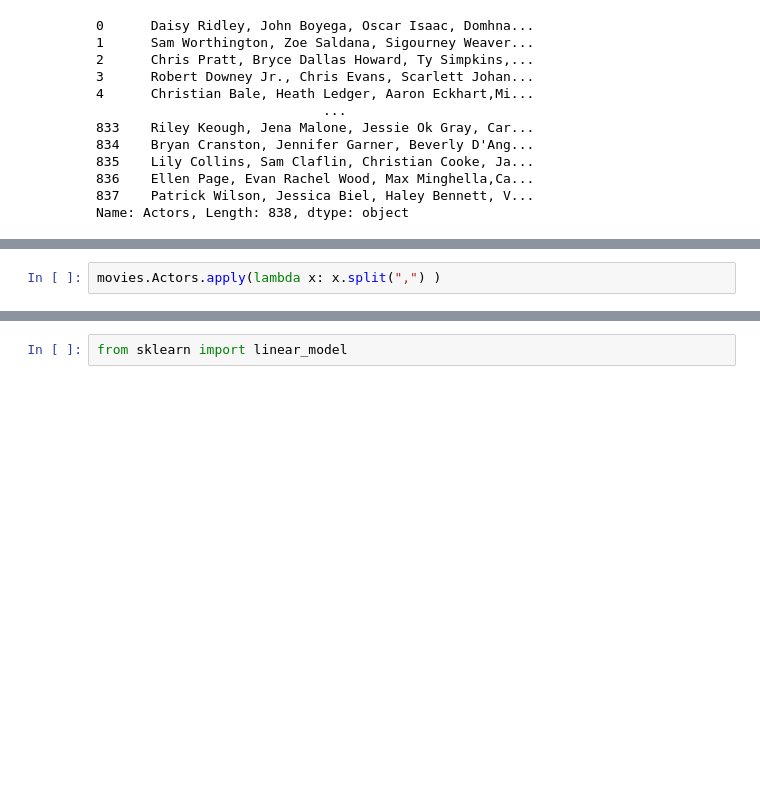
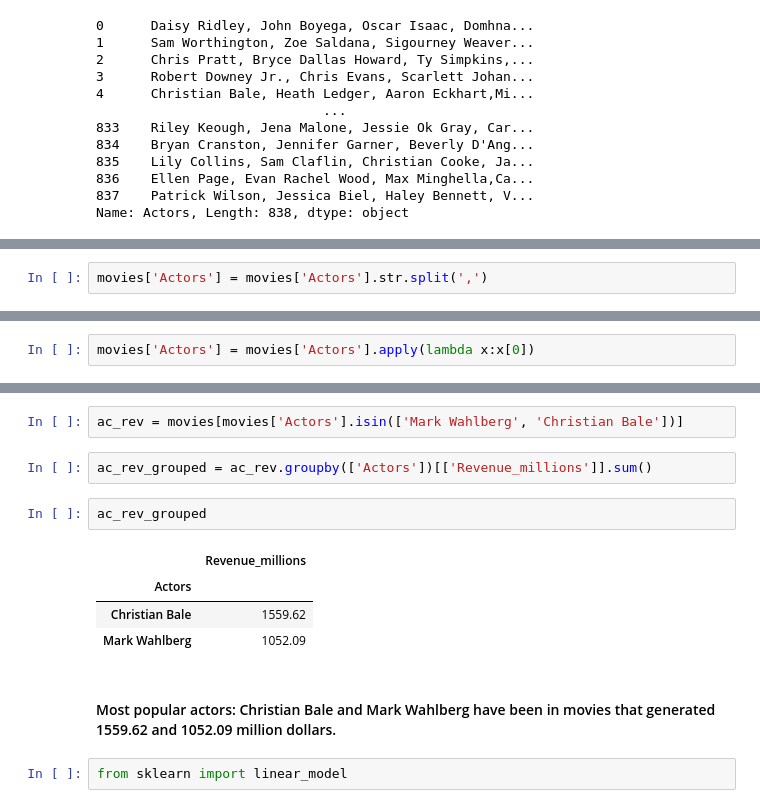
Before and after one commit to Justelei/Python_mokymai, a Jupyter notebook: movies.ipynb, the cells around one changed output, grey strips where cells are left out. Saved outputs shown, nothing was run; the diff lists cells and outputs as text; blank space fills up the shorter version.

```diff
--- a/movies.ipynb
+++ b/movies.ipynb
@@ -566,0 +565,2 @@ Name: Actors, Length: 838, dtype: object
+# %%
+movies['Actors'] = movies['Actors'].str.split(',')
@@ -567,2 +593,2 @@ Name: Actors, Length: 838, dtype: object
 # %%
-movies.Actors.apply(lambda x: x.split(",") )
+movies['Actors'] = movies['Actors'].apply(lambda x:x[0])
@@ -582,3 +610,16 @@ Name: Actors, Length: 838, dtype: object
+# %%
+ac_rev = movies[movies['Actors'].isin(['Mark Wahlberg', 'Christian Bale'])]
+# %%
+ac_rev_grouped = ac_rev.groupby(['Actors'])[['Revenue_millions']].sum()
+# %%
+ac_rev_grouped
+# %% [output]
+|  | Revenue_millions |
+| Actors |  |
+| Christian Bale | 1559.62 |
+| Mark Wahlberg | 1052.09 |
+# %% [markdown]
+#### Most popular actors: Christian Bale and Mark Wahlberg have been in movies that generated 1559.62 and 1052.09 million dollars.
 # %%
 from sklearn import linear_model
 # %%
```
Also changed, not shown: parts of 15 cells of this notebook.
